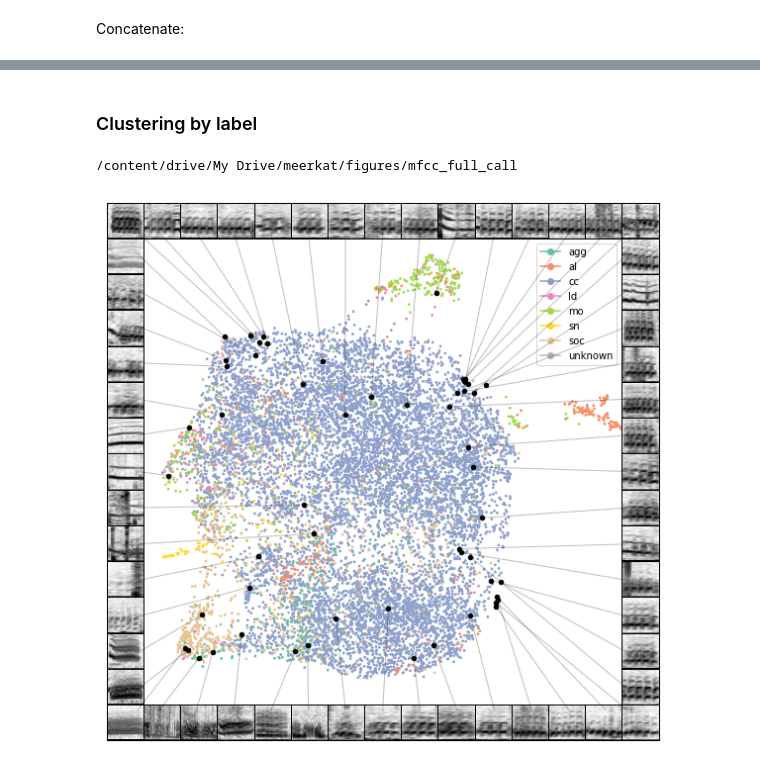
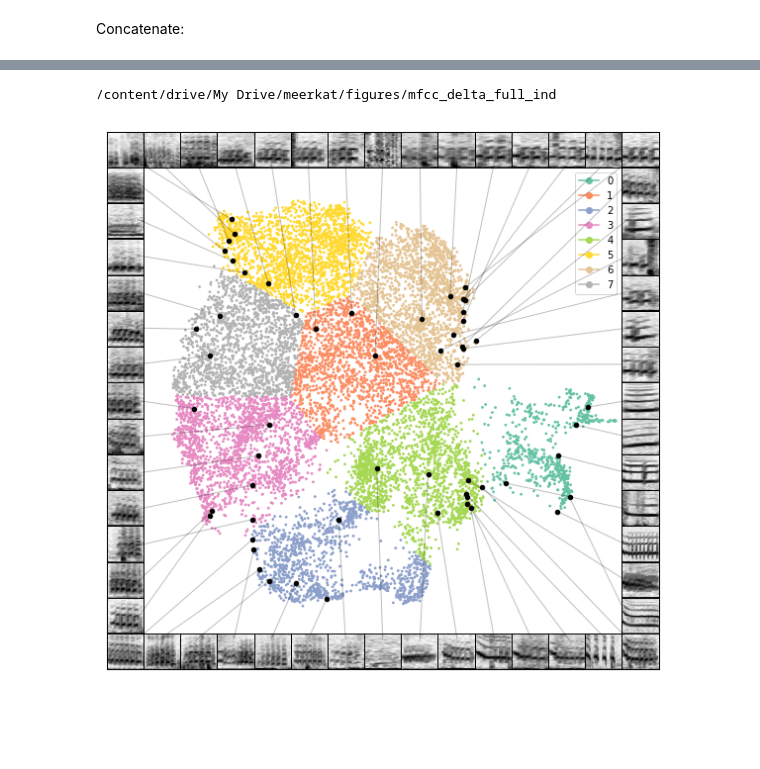
Before and after one commit to marathomas/meerkat, a Jupyter notebook: meerkat_preprocessing.ipynb, the cells around one changed output, grey strips where cells are left out. Cells and saved outputs as stored; diff of their text form; code cells hidden in the pictures; blank space fills up the shorter version.

```diff
--- a/meerkat_preprocessing.ipynb
+++ b/meerkat_preprocessing.ipynb
@@ -641,8 +681,7 @@ Pad with zeros and normalize
 maxlen= np.max([spec.shape[1] for spec in specs])
 flattened_specs = [pad_spectro(spec, maxlen).flatten() for spec in specs]
 specs_arr = np.asarray(flattened_specs)
-df = pd.DataFrame(specs_arr)
 
-spectro_data = StandardScaler().fit_transform(df)
+spectro_data = StandardScaler().fit_transform(pd.DataFrame(specs_arr))
 data = spectro_data
 # %% [markdown]
@@ -663,9 +702,8 @@ Pad and normalize
 maxlen= np.max([delta.shape[1] for delta in deltas])
 flattened_deltas = [pad_spectro(delta, maxlen).flatten() for delta in deltas]
 deltas_arr = np.asarray(flattened_deltas)
-df = pd.DataFrame(deltas_arr)
 
-delta_data = StandardScaler().fit_transform(df)
+delta_data = StandardScaler().fit_transform(pd.DataFrame(deltas_arr))
 # %% [markdown]
 Concatenate:
 # %%
@@ -690,0 +857,9 @@ specs = spec_df.spectrograms.values
+# %%
+data = embedding
+
+clusterer = hdbscan.HDBSCAN(
+    min_cluster_size=int(len(data) * 0.08), # the smallest size we would expect a cluster to be
+    min_samples=1, # larger values = more conservative clustering
+    cluster_selection_method='leaf'
+)
+clusterer.fit(data);
@@ -723,2 +900,0 @@ print(FIGURES+method+'_'+dftype+'_ind')
-# %% [markdown]
-### Clustering by label
@@ -725,33 +903,35 @@ print(FIGURES+method+'_'+dftype+'_ind')
+# %%
+kmeans = KMeans(n_clusters=8, random_state=0).fit(data)
 # %%
 scatter_spec(
     z,
     specs,
     column_size=15,
     #x_range = [-5.5,7],
     #y_range = [-10,10],
     pal_color="hls",
     color_points=False,
     enlarge_points=20,
     figsize=(10, 10),
     scatter_kwargs = {
-        'labels': spec_df.call_lable.values,
+        'labels': kmeans.labels_,
         'alpha':1.0,
         's': 3,
         "color_palette": 'Set2',
         'show_legend': True
     },
     matshow_kwargs = {
         'cmap': plt.cm.Greys
     },
     line_kwargs = {
         'lw':1,
         'ls':"solid",
         'alpha':0.25,
     },
     draw_lines=True
 );
-save_fig(FIGURES+method+'_'+dftype+'_call', dpi=300, save_jpg=True)
-print(FIGURES+method+'_'+dftype+'_call')
+#save_fig(FIGURES+method+'_'+dftype+'_ind_all', dpi=300, save_jpg=True)
+print(FIGURES+method+'_'+dftype+'_ind')
 # %% [output]
-/content/drive/My Drive/meerkat/figures/mfcc_full_call
+/content/drive/My Drive/meerkat/figures/mfcc_delta_full_ind
-[figure, old version]
+[figure, new version]
```
Also changed, not shown: parts of 90 cells of this notebook.
